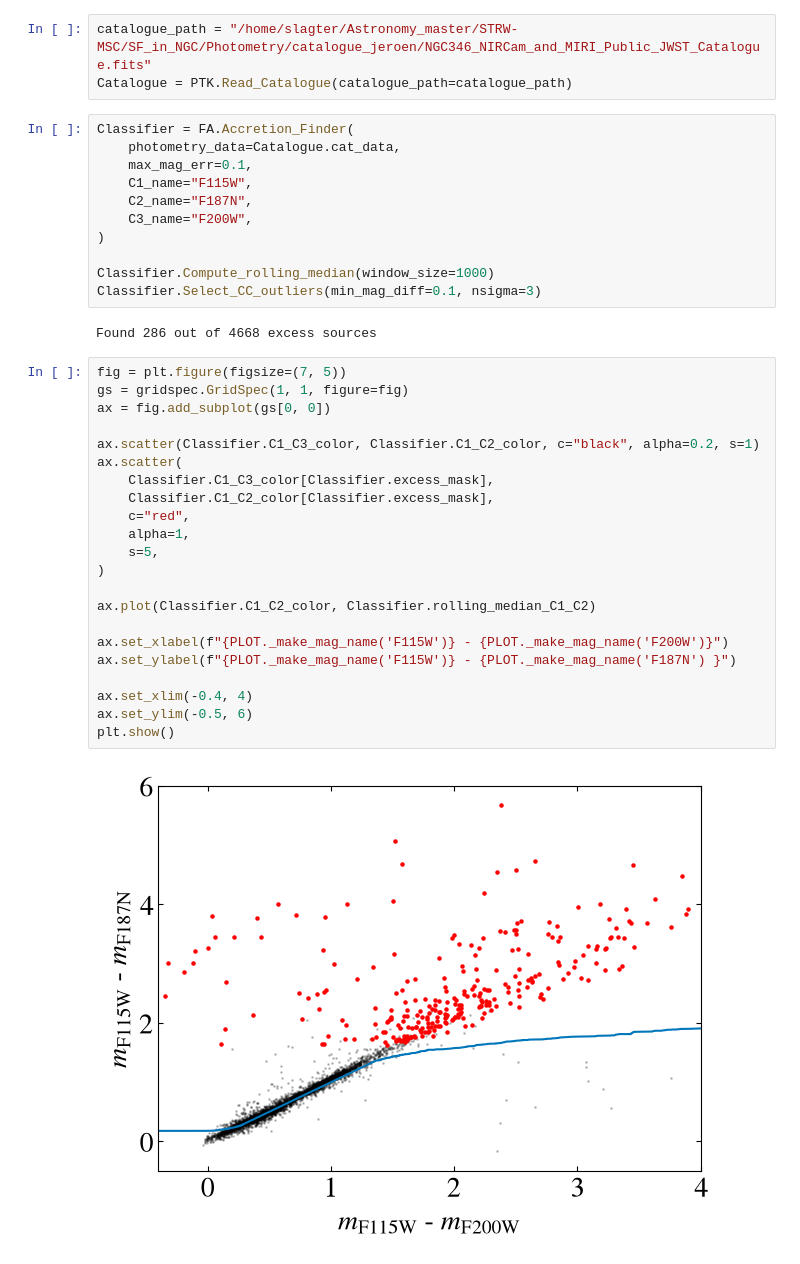
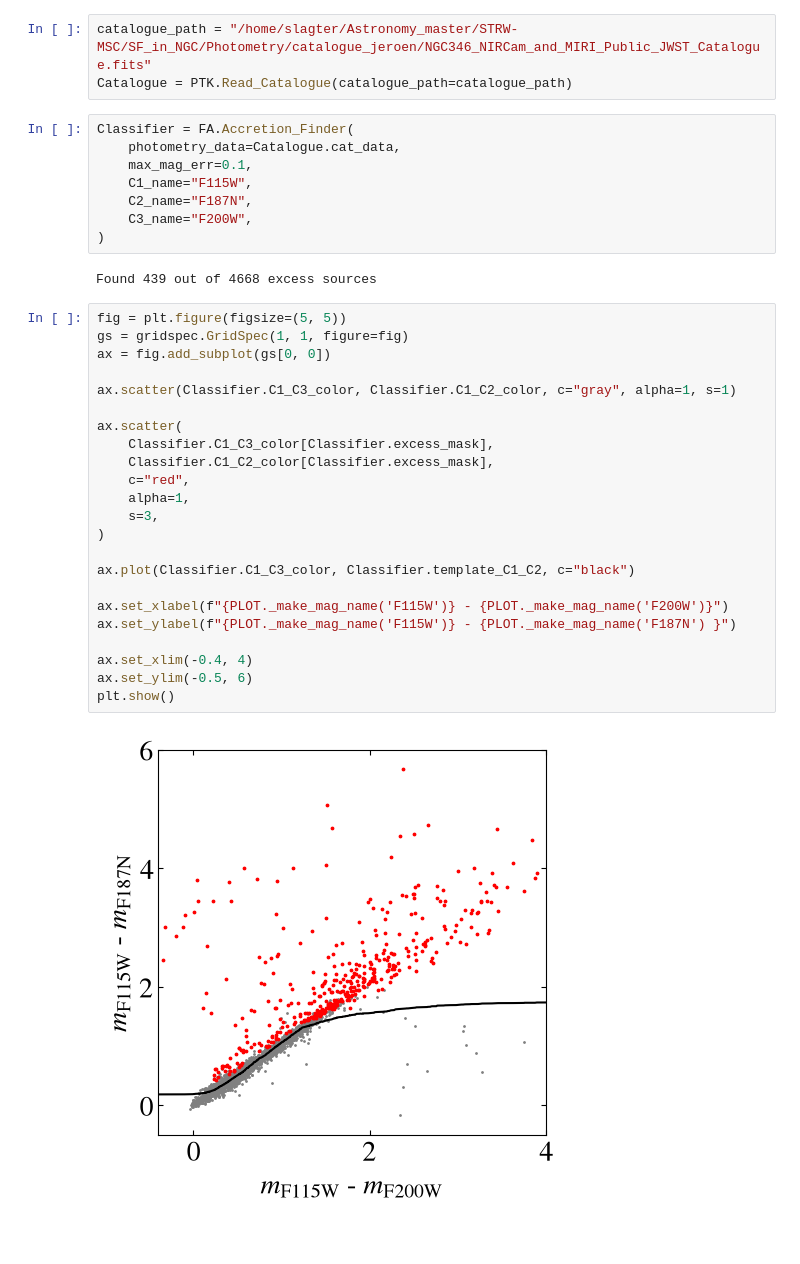
Before and after one commit to LukaSlagter/STRW-MSC, a Jupyter notebook: Disk_accretion/Finding_accretors.ipynb, the cells around one changed output. Cells and saved outputs as stored; diff of their text form.

```diff
--- a/Disk_accretion/Finding_accretors.ipynb
+++ b/Disk_accretion/Finding_accretors.ipynb
@@ -61,32 +56,30 @@ Classifier = FA.Accretion_Finder(
     C2_name="F187N",
     C3_name="F200W",
 )
-
-Classifier.Compute_rolling_median(window_size=1000)
-Classifier.Select_CC_outliers(min_mag_diff=0.1, nsigma=3)
 # %% [output]
-Found 286 out of 4668 excess sources
+Found 439 out of 4668 excess sources
 # %%
-fig = plt.figure(figsize=(7, 5))
+fig = plt.figure(figsize=(5, 5))
 gs = gridspec.GridSpec(1, 1, figure=fig)
 ax = fig.add_subplot(gs[0, 0])
 
-ax.scatter(Classifier.C1_C3_color, Classifier.C1_C2_color, c="black", alpha=0.2, s=1)
+ax.scatter(Classifier.C1_C3_color, Classifier.C1_C2_color, c="gray", alpha=1, s=1)
+
 ax.scatter(
     Classifier.C1_C3_color[Classifier.excess_mask],
     Classifier.C1_C2_color[Classifier.excess_mask],
     c="red",
     alpha=1,
-    s=5,
+    s=3,
 )
 
-ax.plot(Classifier.C1_C2_color, Classifier.rolling_median_C1_C2)
+ax.plot(Classifier.C1_C3_color, Classifier.template_C1_C2, c="black")
 
 ax.set_xlabel(f"{PLOT._make_mag_name('F115W')} - {PLOT._make_mag_name('F200W')}")
 ax.set_ylabel(f"{PLOT._make_mag_name('F115W')} - {PLOT._make_mag_name('F187N') }")
 
 ax.set_xlim(-0.4, 4)
 ax.set_ylim(-0.5, 6)
 plt.show()
 # %% [output]
-[figure, old version]
+[figure, new version]
```
Also changed, not shown: parts of 1 cell of this notebook, 28 other files.
